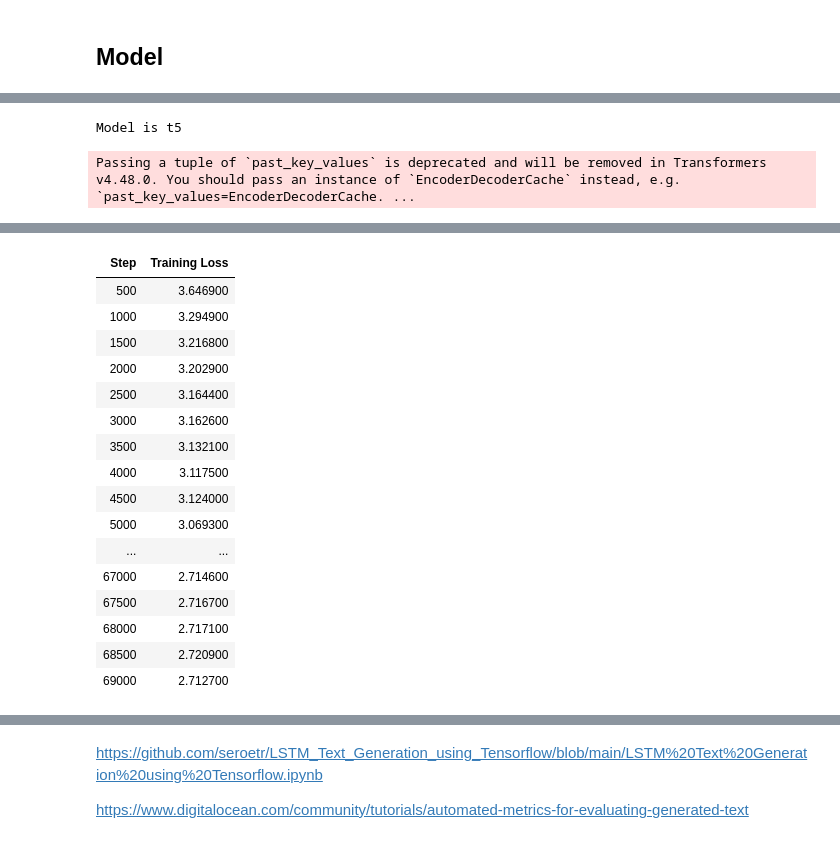
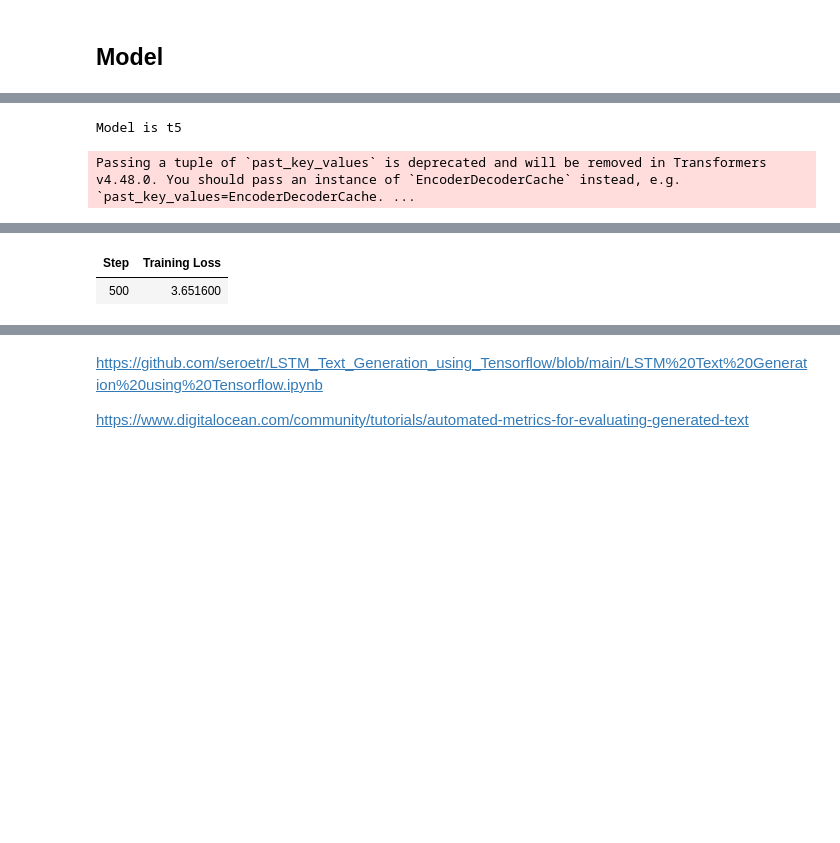
Before and after one commit to CHamilton0/COMP-SCI-7417-Applied-Natural-Language-Processing, a Jupyter notebook: Assignment2/ANLP_2025_S1_assignment2_a1766121_christopher_hamilton.ipynb, the cells around one changed output, grey strips where cells are left out. Saved outputs shown, nothing was run; the diff lists cells and outputs as text; code cells hidden in the pictures; blank space fills up the shorter version.

```diff
--- a/Assignment2/ANLP_2025_S1_assignment2_a1766121_christopher_hamilton.ipynb
+++ b/Assignment2/ANLP_2025_S1_assignment2_a1766121_christopher_hamilton.ipynb
@@ -48,8 +48,8 @@ raw_test_df.head()
 ratings_columns = [col for col in raw_train_df.columns if col.startswith("ratings.")]
 
 # Select the title, text and overall rating columns to make a new dataframe
-train_df = raw_train_df[["title", "text"] + ratings_columns]
-test_df = raw_test_df[["title", "text"] + ratings_columns]
+train_df = raw_train_df[["title", "text", "id"] + ratings_columns]
+test_df = raw_test_df[["title", "text", "id"] + ratings_columns]
 
 # Check the value counts for the ratings
 for dataset in [train_df, test_df]:
@@ -469,3 +536,5 @@ models = [
     {'name': 't5', 'model': T5ForConditionalGeneration.from_pretrained('t5-small'), 'tokeniser': AutoTokenizer.from_pretrained('t5-small')},
     {'name': 'bart', 'model': BartForConditionalGeneration.from_pretrained('facebook/bart-base'), 'tokeniser': AutoTokenizer.from_pretrained('facebook/bart-base')},
 ]
+# %%
+trained_models = {}
@@ -477,75 +612,13 @@ for model_definition in models:
     tokeniser = model_definition['tokeniser']
 
     tokenised = dataset.map(lambda batch: preprocess(tokeniser, batch), batched=True)
-    training_args = TrainingArguments(output_dir='./results', per_device_train_batch_size=8, num_train_epochs=100)
+    training_args = TrainingArguments(output_dir='./results', per_device_train_batch_size=8, num_train_epochs=1)
 
     trainer = Trainer(model=model, args=training_args, train_dataset=tokenised)
     trainer.train()
 
-    from evaluate import load
-
-    from rouge import Rouge
-    from statistics import mean
-    rouge = Rouge()
-
-    generated_reviews = []
-    reference_reviews = []
-
-    for example in test_dataset:
-        generated_review = generate_review(example["ratings"], model, tokeniser)
-
-        generated_reviews.append(generated_review)
-        reference_reviews.append(example["review_text"])
-
-    # Evaluate the summaries using the ROUGE metric
-    rouge_scores = rouge.get_scores(generated_reviews, reference_reviews)
-    rouge_1_ps = []
-    rouge_1_rs = []
-    rouge_1_fs = []
-
-    rouge_2_ps = []
-    rouge_2_rs = []
-    rouge_2_fs = []
-
-    rouge_l_ps = []
-    rouge_l_rs = []
-    rouge_l_fs = []
-    for score in rouge_scores:
-        rouge_1_ps.append(score['rouge-1']['p'])
-        rouge_1_rs.append(score['rouge-1']['r'])
-        rouge_1_fs.append(score['rouge-1']['f'])
-
-        rouge_2_ps.append(score['rouge-2']['p'])
-        rouge_2_rs.append(score['rouge-2']['r'])
-        rouge_2_fs.append(score['rouge-2']['f'])
-
-        rouge_l_ps.append(score['rouge-l']['p'])
-        rouge_l_rs.append(score['rouge-l']['r'])
-        rouge_l_fs.append(score['rouge-l']['f'])
-
-    print(f"ROUGE-1 Precision: {mean(rouge_1_ps)}")
-    print(f"ROUGE-1 Recall: {mean(rouge_1_rs)}")
-    print(f"ROUGE-1 F1: {mean(rouge_1_fs)}")
-
-    print(f"ROUGE-2 Precision: {mean(rouge_2_ps)}")
-    print(f"ROUGE-2 Recall: {mean(rouge_2_rs)}")
-    print(f"ROUGE-2 F1: {mean(rouge_2_fs)}")
-
-    print(f"ROUGE-L Precision: {mean(rouge_l_ps)}")
-    print(f"ROUGE-L Recall: {mean(rouge_l_rs)}")
-    print(f"ROUGE-L F1: {mean(rouge_l_fs)}")
-
-    from statistics import mean
-    bertscore = load("bertscore")
-    results = bertscore.compute(predictions=generated_reviews, references=reference_reviews, lang="en")
-
-    precision = mean(results['precision'])
-    recall = mean(results['recall'])
-    f1_score = (2 * precision * recall) / (precision + recall)
-
-    print(f"Precision: {precision:.4f}")
-    print(f"Recall:    {recall:.4f}")
-    print(f"F1 Score:  {f1_score:.4f}")
+    trained_models[model_definition['name']] = {'model': model, 'tokeniser': tokeniser}
+    # evaluate_model(model, tokeniser)
 # %% [output]
 Model is t5
 Passing a tuple of `past_key_values` is deprecated and will be removed in Transformers v4.48.0. You should pass an instance of `EncoderDecoderCache` instead, e.g. `past_key_values=EncoderDecoderCache. ...
@@ -553,17 +626,2 @@ Passing a tuple of `past_key_values` is deprecated and will be removed in Transf
 | Step | Training Loss |
-| 500 | 3.646900 |
-| 1000 | 3.294900 |
-| 1500 | 3.216800 |
-| 2000 | 3.202900 |
-| 2500 | 3.164400 |
-| 3000 | 3.162600 |
-| 3500 | 3.132100 |
-| 4000 | 3.117500 |
-| 4500 | 3.124000 |
-| 5000 | 3.069300 |
-| ... | ... |
-| 67000 | 2.714600 |
-| 67500 | 2.716700 |
-| 68000 | 2.717100 |
-| 68500 | 2.720900 |
-| 69000 | 2.712700 |
+| 500 | 3.651600 |
```
Also changed, not shown: parts of 21 cells of this notebook, 2 other files.
